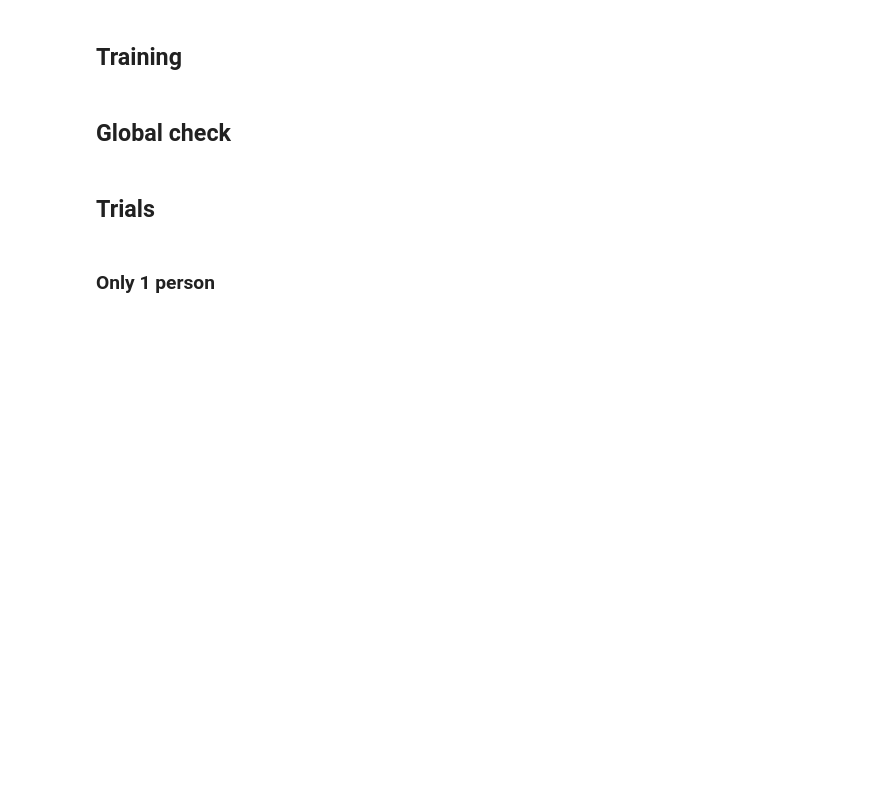
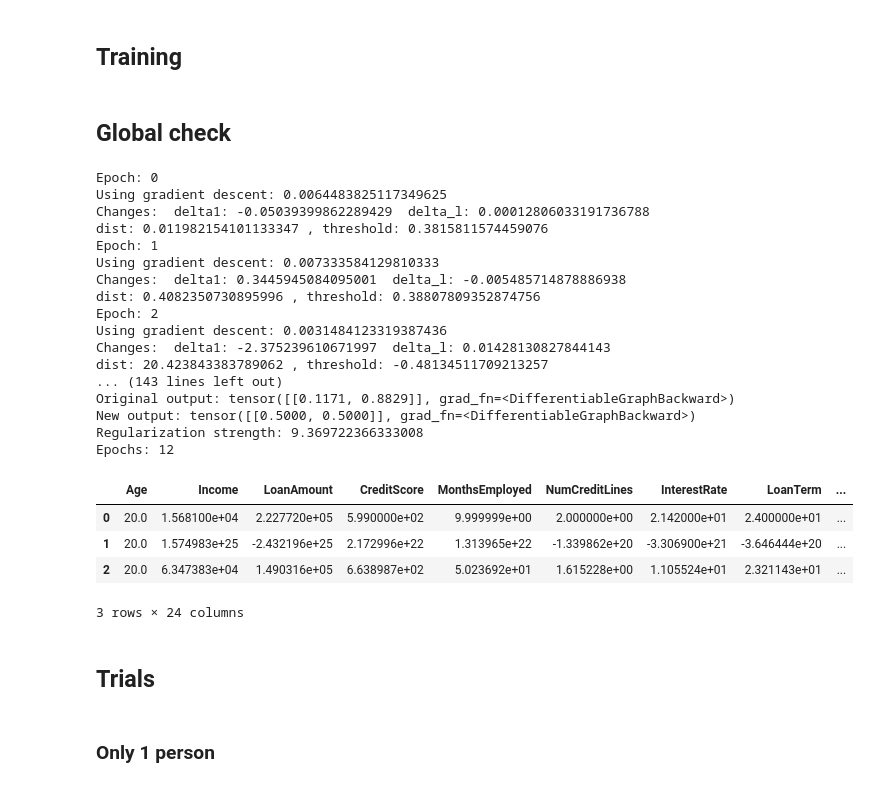
Before and after one commit to javiprietod/TFG, a Jupyter notebook: counter_grad.ipynb, the cells around one changed output. Cells and saved outputs as stored; diff of their text form; code cells hidden in the pictures; blank space fills up the shorter version.

```diff
--- a/counter_grad.ipynb
+++ b/counter_grad.ipynb
@@ -382,6 +382,44 @@ class Checks:
 #     x = x[dists < distance(person, p_new, weights, state_p)]
 #     print("distance filtered")
 #     print(len(x))
+# %%
+import src.counterfactual
+
+importlib.reload(src.counterfactual)
+from src.counterfactual import newton_op
+
+reg_int=False
+reg_clamp=False
+
+metadata.threshold = 0.5 + 1e-7
+person = inputs_useful[29]
+p_new, state_p = newton_op(model, person, metadata, weights, 0.2, reg_int=reg_int, reg_clamp=reg_clamp, print_=True, der = True)
+p_new_1, state_p = newton_op(model, person, metadata, weights, 0.2, reg_int=reg_int, reg_clamp=reg_clamp, print_=True, der = False)
+
+display(pd.DataFrame([unscale_instance(person, metadata).detach().numpy(), unscale_instance(p_new, metadata).detach().numpy(), unscale_instance(p_new_1, metadata).detach().numpy()], columns=metadata.columns))
+# %% [output]
+Epoch: 0
+Using gradient descent: 0.0064483825117349625
+Changes:  delta1: -0.05039399862289429  delta_l: 0.00012806033191736788
+dist: 0.011982154101133347 , threshold: 0.3815811574459076
+Epoch: 1
+Using gradient descent: 0.007333584129810333
+Changes:  delta1: 0.3445945084095001  delta_l: -0.005485714878886938
+dist: 0.4082350730895996 , threshold: 0.38807809352874756
+Epoch: 2
+Using gradient descent: 0.0031484123319387436
+Changes:  delta1: -2.375239610671997  delta_l: 0.01428130827844143
+dist: 20.423843383789062 , threshold: -0.48134511709213257
+... (143 lines left out)
+Original output: tensor([[0.1171, 0.8829]], grad_fn=<DifferentiableGraphBackward>)
+New output: tensor([[0.5000, 0.5000]], grad_fn=<DifferentiableGraphBackward>)
+Regularization strength: 9.369722366333008
+Epochs: 12
+|  | Age | Income | LoanAmount | CreditScore | MonthsEmployed | NumCreditLines | InterestRate | LoanTerm | ... |
+| 0 | 20.0 | 1.568100e+04 | 2.227720e+05 | 5.990000e+02 | 9.999999e+00 | 2.000000e+00 | 2.142000e+01 | 2.400000e+01 | ... |
+| 1 | 20.0 | 1.574983e+25 | -2.432196e+25 | 2.172996e+22 | 1.313965e+22 | -1.339862e+20 | -3.306900e+21 | -3.646444e+20 | ... |
+| 2 | 20.0 | 6.347383e+04 | 1.490316e+05 | 6.638987e+02 | 5.023692e+01 | 1.615228e+00 | 1.105524e+01 | 2.321143e+01 | ... |
+3 rows × 24 columns
 # %% [markdown]
 ## Trials
 # %% [markdown]
```
Also changed, not shown: parts of 5 cells of this notebook, 12 other files.
